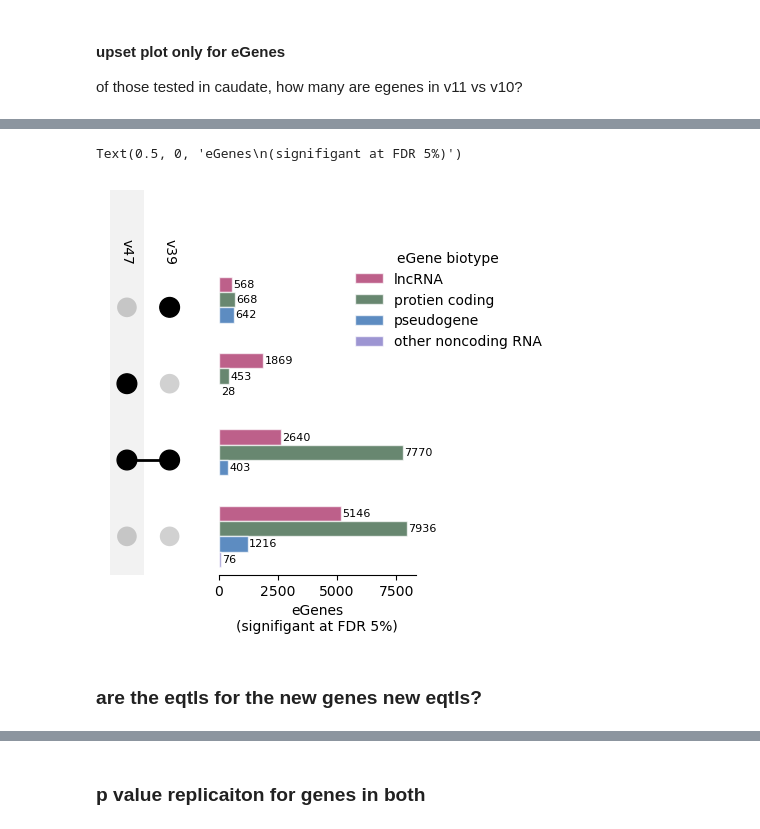
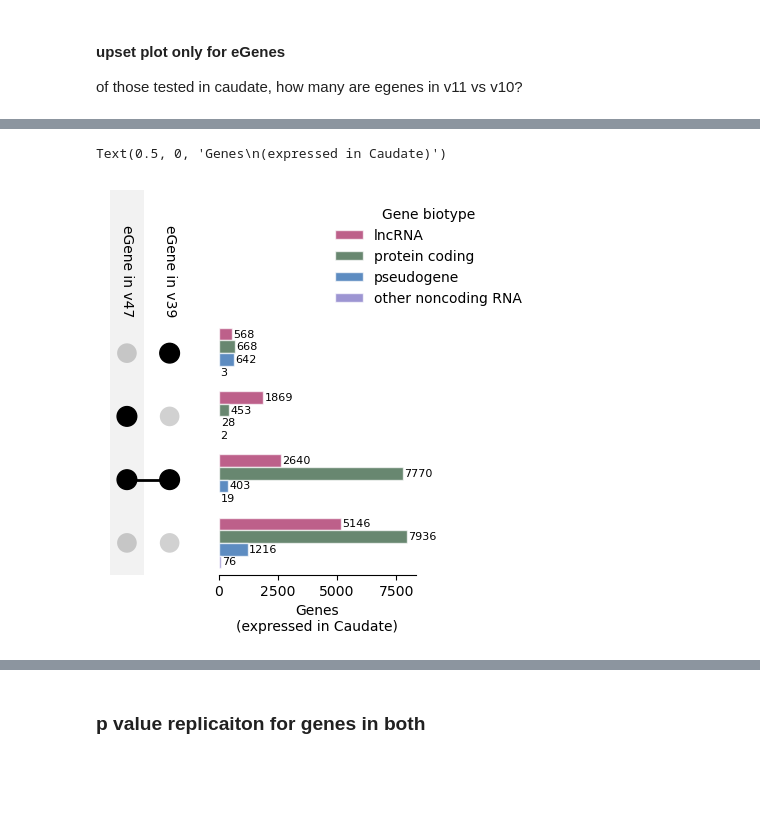
Before and after one commit to danielnachun/gtex-gencode47, a Jupyter notebook: notebooks/compare_qtls.ipynb, the cells around one changed output, grey strips where cells are left out. Drawn from its saved outputs; the diff is of its cells as text; code cells hidden in the pictures; blank space fills up the shorter version.

```diff
--- a/notebooks/compare_qtls.ipynb
+++ b/notebooks/compare_qtls.ipynb
@@ -34,20 +36,20 @@ v11_eqtl = pd.read_csv('/home/klawren/oak/gtex/output/caudate_analysis/eqtls/Bra
 v11_sqtl= pd.read_csv('/home/klawren/oak/gtex/output/caudate_analysis/sqtls/Brain_Caudate_basal_ganglia.v11.sGenes.txt.gz', sep='\t')
 
 # are they signifignat?
-v11_eqtl['signifigant'] = v11_eqtl['qval'] < 0.05
-v11_sqtl['signifigant']  = v11_sqtl['qval'] < 0.05
+v11_eqtl['signifigant'] = v11_eqtl['qval'] < qval_cutoff
+v11_sqtl['signifigant']  = v11_sqtl['qval'] < qval_cutoff
 # %%
 v10_eqtl = pd.read_csv('/home/klawren/oak/gtex/data/other_references/v10/qtls/GTEx_Analysis_v10_eQTL_updated/Brain_Caudate_basal_ganglia.v10.eGenes.txt.gz', sep='\t')
 v10_sqtl = pd.read_csv('/home/klawren/oak/gtex/data/other_references/v10/qtls/GTEx_Analysis_v10_sQTL_updated/Brain_Caudate_basal_ganglia.v10.sGenes.txt.gz', sep='\t')
 
 # are they signifignat?
-v10_eqtl['signifigant'] = v10_eqtl['qval'] < 0.05
-v10_sqtl['signifigant']  = v10_sqtl['qval'] < 0.05
+v10_eqtl['signifigant'] = v10_eqtl['qval'] < qval_cutoff
+v10_sqtl['signifigant']  = v10_sqtl['qval'] < qval_cutoff
 # %%
 # combine into one df
 def comine_qtls(gencode_ids, eqtls, sqtls, gene_id_column):
-    eqtls = pd.merge(gencode_ids, eqtls[['signifigant', 'gene_id', 'variant_id']], right_on='gene_id', left_on=gene_id_column, how='left').drop(columns=['gene_id']).reset_index()
-    qtls = pd.merge(eqtls, sqtls[['signifigant', 'gene_id', 'variant_id']], right_on='gene_id', left_on=gene_id_column, suffixes=['_e', '_s'],  how='left').drop(columns=['gene_id']).reset_index()
+    eqtls = pd.merge(gencode_ids, eqtls[['signifigant', 'gene_id', 'variant_id', 'qval']], right_on='gene_id', left_on=gene_id_column, how='left').drop(columns=['gene_id']).reset_index()
+    qtls = pd.merge(eqtls, sqtls[['signifigant', 'gene_id', 'variant_id', 'qval']], right_on='gene_id', left_on=gene_id_column, suffixes=['_e', '_s'],  how='left').drop(columns=['gene_id']).reset_index()
     qtls[['signifigant_s', 'signifigant_e']] = qtls[['signifigant_s', 'signifigant_e']].fillna(False)
     return qtls
 
@@ -55,7 +57,8 @@ v11_qtls = comine_qtls(gencode_ids, v11_eqtl, v11_sqtl, gene_id_column='gene_id_
 v10_qtls = comine_qtls(gencode_ids, v10_eqtl, v10_sqtl,  gene_id_column='gene_id_v39')
 
 # combine the v10 and v11
-qtls = pd.merge(v11_qtls, v10_qtls[['signifigant_s', 'signifigant_e', 'gene_id_stable', 'variant_id_e', 'variant_id_s']], on='gene_id_stable', suffixes=['_v11', '_v10'], how='outer')
+qtls = pd.merge(v11_qtls, v10_qtls[['signifigant_s', 'signifigant_e', 'gene_id_stable', 'variant_id_e', 'variant_id_s', 'qval_e', 'qval_s']], on='gene_id_stable', suffixes=['_v11', '_v10'], how='outer')
 qtls['is_hit'] = qtls['signifigant_s_v10'] + qtls['signifigant_e_v10'] +qtls['signifigant_s_v11'] + qtls['signifigant_e_v11']
-gene_type_order = ['lncRNA', 'protien_coding', 'pseudogene', 'other_noncoding_RNA', 'artifact']
+qtls = qtls[~(qtls['gene_type_grouped'] == 'artifact')]
+gene_type_order = ['lncRNA', 'protein_coding', 'pseudogene', 'other_noncoding_RNA']
 qtls['gene_type_grouped'] = pd.Categorical(qtls['gene_type_grouped'], categories=gene_type_order, ordered=True)
@@ -124,6 +128,6 @@ overall: 0.9829901521933752
 # %%
 # which ones fail to replicate?
-replication_failures = qtls_in_both[(qtls_in_both['signifigant_e_v10'] & ~(qtls_in_both['signifigant_e_v11']))]
+replication_failures = qtls[(qtls['signifigant_e_v10'] & ~(qtls['signifigant_e_v11']))]
 print(len(replication_failures[~(replication_failures['gene_id_v47'].isin(v11_eqtl['gene_id']))]))
-replication_failures['gene_type'].value_counts()
+replication_failures['gene_type_grouped'].value_counts()
 # %% [output]
@@ -313,26 +401,31 @@ qtls['sig_label'] = np.where((qtls['signifigant_e_v10']) & (qtls['signifigant_e_
 # %%
+# rename for upset plot
+upset_sig_e = qtls[qtls['is_tested_e']].set_index('signifigant_e_v10').set_index('signifigant_e_v11', append=True)
+upset_sig_e.index.set_names(['eGene in v39', 'eGene in v47'], inplace=True)
+
+qtls['sig_label'] = np.where((qtls['signifigant_e_v10']) & (qtls['signifigant_e_v11']), 2,
+                             np.where(qtls['signifigant_e_v11'], 1,
+                                      np.where(qtls['signifigant_e_v10'], 0, 3)))
+
 fig = plt.figure(figsize=(4, 5))
 upset = up.UpSet(upset_sig_e, intersection_plot_elements=4, totals_plot_elements=0, show_counts=True,
                  element_size=None, sort_by='cardinality', min_subset_size=0, orientation='vertical')
 
 plot_result = upset.plot(fig=fig)
 bar_ax = plot_result['intersections']
 bar_ax.clear()
-sns.countplot(qtls[(qtls['is_tested_e']) & ~(qtls['gene_type_grouped'] == 'artifact')], y='sig_label', hue='gene_type_grouped', ax=bar_ax, palette=gene_type_pal, hue_order=gene_type_order, alpha=.7, edgecolor='white')
+sns.countplot(qtls[(qtls['is_tested_e'])], y='sig_label', hue='gene_type_grouped', ax=bar_ax, palette=gene_type_pal, hue_order=gene_type_order, alpha=.7, edgecolor='white')
 
 # add numbers to plot
 for container in bar_ax.containers:
-    labels = [f'{int(height)}' if height > 20  else '' for height in container.datavalues]
-    bar_ax.bar_label(container, labels=labels, padding=1, fontsize=8,)
+    bar_ax.bar_label(container, padding=1, fontsize=8,)
 
-sns.move_legend(bar_ax, "upper right", bbox_to_anchor=(1.7, 1.1), frameon=False, title='eGene biotype')
+sns.move_legend(bar_ax, "upper right", bbox_to_anchor=(1.6, 1.5), frameon=False, title='Gene biotype')
 legend = bar_ax.get_legend()
 new_labels = [label.get_text().replace('_', ' ') for label in legend.texts]
 for t, new_label in zip(legend.texts, new_labels):
     t.set_text(new_label)
-bar_ax.set_xlabel('eGenes\n(signifigant at FDR 5%)')
+bar_ax.set_xlabel('Genes\n(expressed in Caudate)')
 # %% [output]
-Text(0.5, 0, 'eGenes\n(signifigant at FDR 5%)')
+Text(0.5, 0, 'Genes\n(expressed in Caudate)')
-[figure, old version]
+[figure, new version]
-# %% [markdown]
-### are the eqtls for the new genes new eqtls?
```
Also changed, not shown: parts of 25 cells of this notebook, 4 other files.
